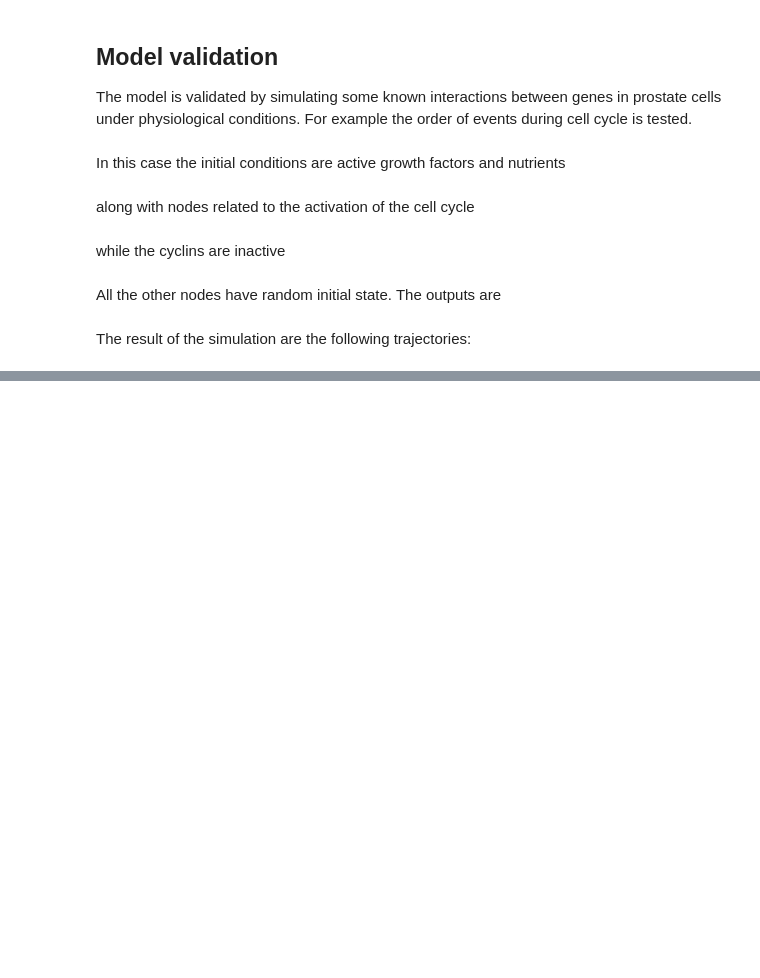
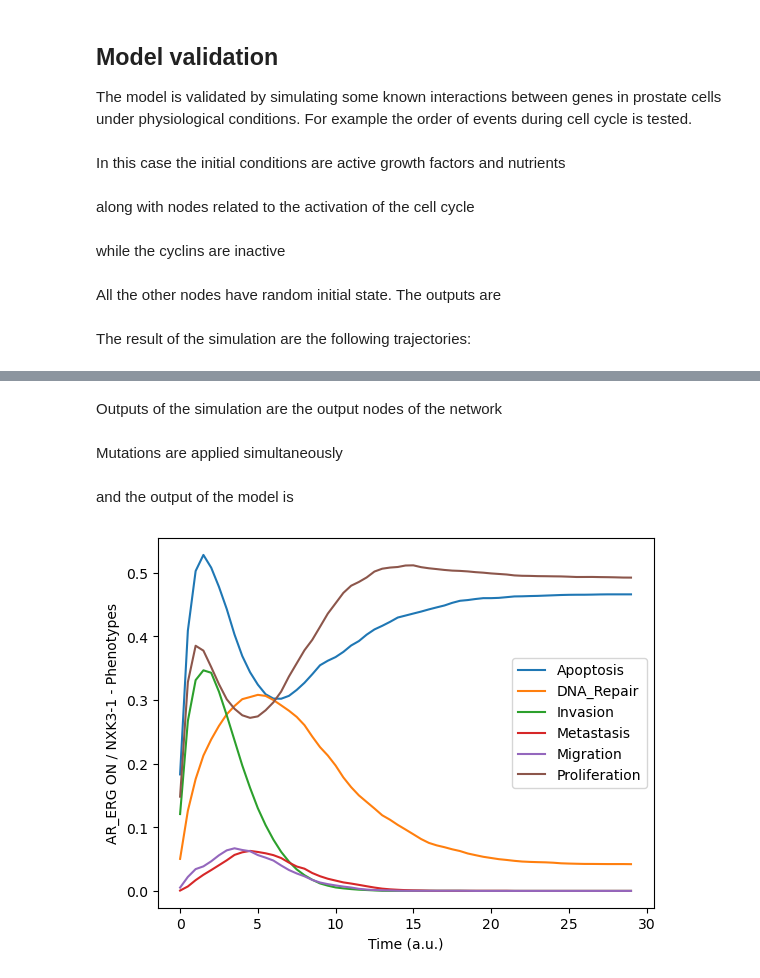
Before and after one commit to mirasac/intrdata, a Jupyter notebook: first/Marco_Casari_first_part.ipynb, the cells around one changed output, grey strips where cells are left out. Saved outputs shown, nothing was run; the diff lists cells and outputs as text; code cells hidden in the pictures; blank space fills up the shorter version.

```diff
--- a/first/Marco_Casari_first_part.ipynb
+++ b/first/Marco_Casari_first_part.ipynb
@@ -393,0 +454,14 @@ plt.savefig("5.pdf")
+# %%
+maboss_multiple_model = maboss_wtA_model.copy()
+
+maboss_multiple_model.network.set_istate("EGF", [0, 1])
+maboss_multiple_model.network.set_istate("FGF", [0, 1])
+maboss_multiple_model.network.set_istate("Nutrients", [0, 1])
+maboss_multiple_model.network.set_istate("Carcinogen", [0, 1])
+maboss_multiple_model.network.set_istate("SPOP", [0.5, 0.5])
+# %% [markdown]
+Outputs of the simulation are the output nodes of the network
+# %%
+maboss_multiple_model.network.set_output(outputs_network)
+# %% [markdown]
+Mutations are applied simultaneously
@@ -393,0 +471,13 @@ plt.savefig("5.pdf")
+# %% [markdown]
+and the output of the model is
+# %%
+maboss_multiple_model = maboss_multiple_model.run()
+
+maboss_multiple_model.get_nodes_probtraj().plot(
+    legend=True,
+    xlabel="Time (a.u.)",
+    ylabel="AR_ERG ON / NXK3-1 - Phenotypes"
+)
+plt.savefig("7.pdf")
+# %% [output]
+[figure, added]
```
Also changed, not shown: parts of 22 cells of this notebook, 7 other files.
